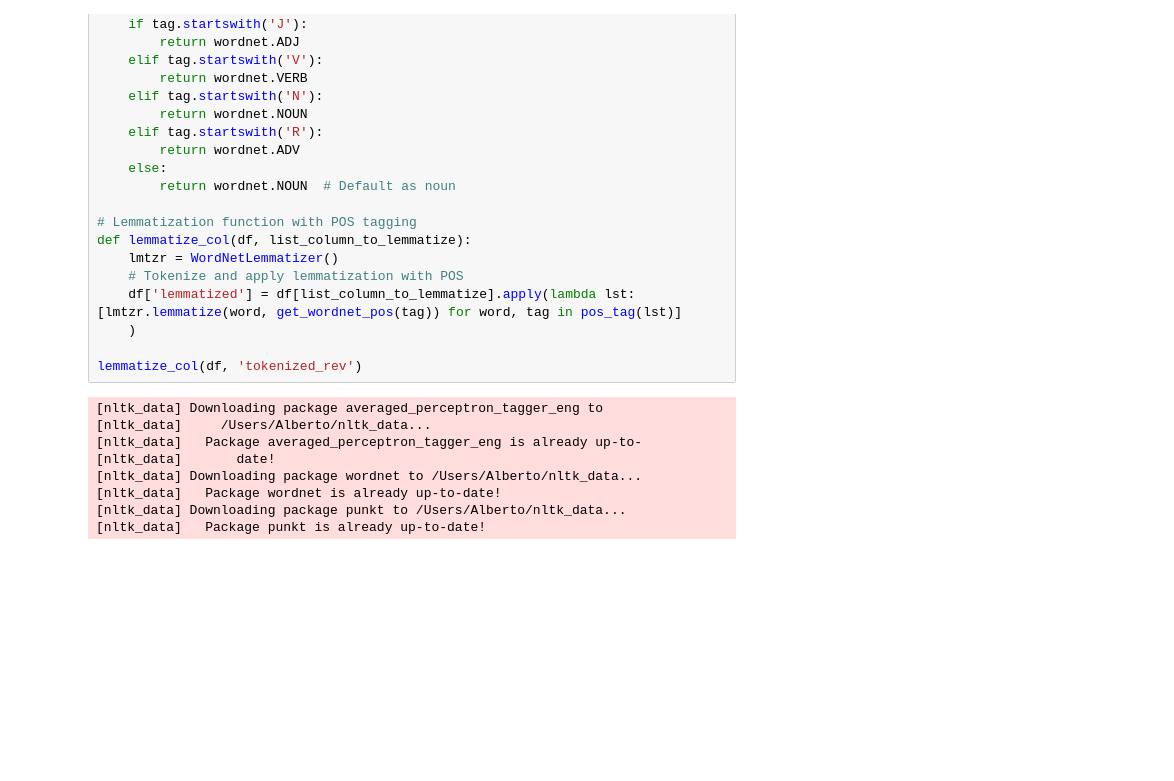
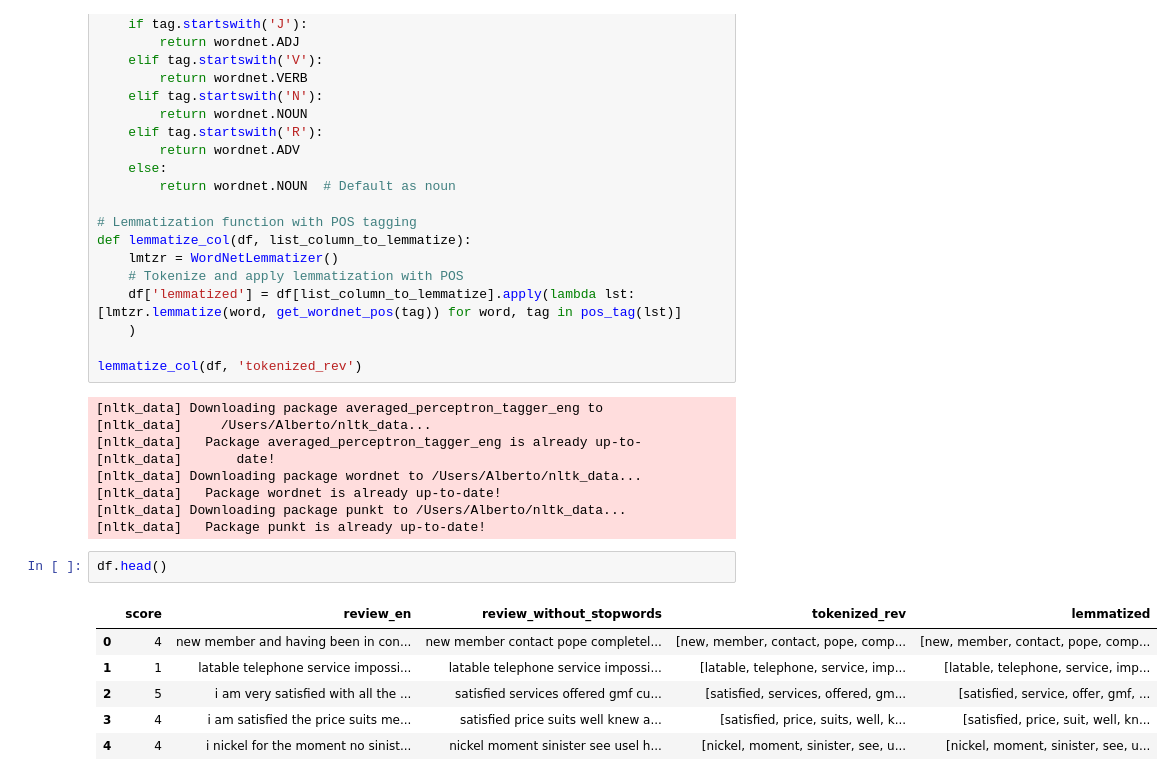
Before and after one commit to Alberto-Martinelli/nlp-supervised, a Jupyter notebook: main.ipynb, the cells around one changed output. Cells and saved outputs as stored; diff of their text form; blank space fills up the shorter version.

```diff
--- a/main.ipynb
+++ b/main.ipynb
@@ -140,3 +140,12 @@ lemmatize_col(df, 'tokenized_rev')
 [nltk_data]   Package wordnet is already up-to-date!
 [nltk_data] Downloading package punkt to /Users/Alberto/nltk_data...
 [nltk_data]   Package punkt is already up-to-date!
+# %%
+df.head()
+# %% [output]
+|  | score | review_en | review_without_stopwords | tokenized_rev | lemmatized |
+| 0 | 4 | new member and having been in con... | new member contact pope completel... | [new, member, contact, pope, comp... | [new, member, contact, pope, comp... |
+| 1 | 1 | latable telephone service impossi... | latable telephone service impossi... | [latable, telephone, service, imp... | [latable, telephone, service, imp... |
+| 2 | 5 | i am very satisfied with all the ... | satisfied services offered gmf cu... | [satisfied, services, offered, gm... | [satisfied, service, offer, gmf, ... |
+| 3 | 4 | i am satisfied the price suits me... | satisfied price suits well knew a... | [satisfied, price, suits, well, k... | [satisfied, price, suit, well, kn... |
+| 4 | 4 | i nickel for the moment no sinist... | nickel moment sinister see usel h... | [nickel, moment, sinister, see, u... | [nickel, moment, sinister, see, u... |
```
Also changed, not shown: parts of 2 cells of this notebook.
